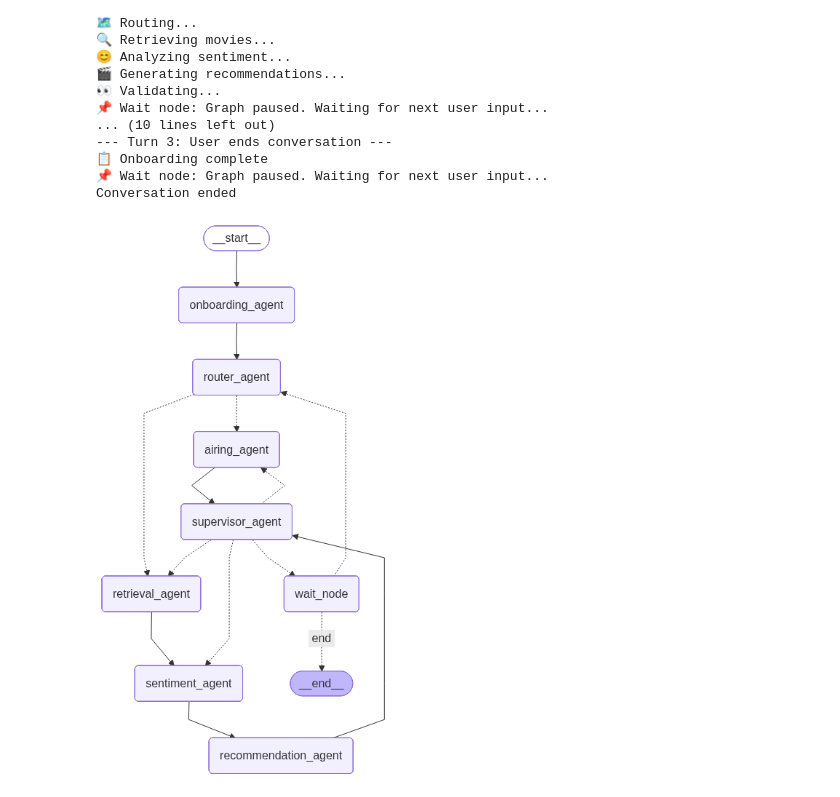
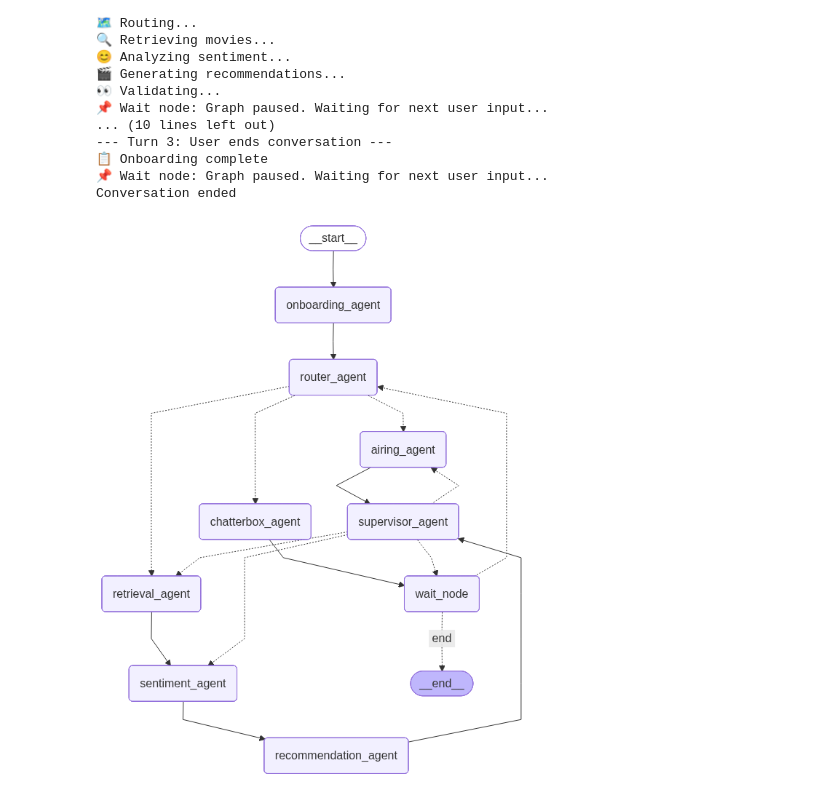
Before and after one commit to 0xVanes/JCAIE, a Jupyter notebook: capstoneprojects/Capstone3/capstone3.ipynb, the cells around one changed output. Drawn from its saved outputs; the diff is of its cells as text; code cells hidden in the pictures.

```diff
--- a/capstoneprojects/Capstone3/capstone3.ipynb
+++ b/capstoneprojects/Capstone3/capstone3.ipynb
@@ -1234,7 +1316,7 @@ def after_wait_node(state: AgentState) -> Literal['router_agent', 'end']:
 
     return 'router_agent'
 
-def graphy(onboarding_agent, router_agent, retrieval_agent, sentiment_agent, recommendation_agent, airing_agent, supervisor_agent) -> StateGraph:
+def graphy(onboarding_agent, router_agent, retrieval_agent, sentiment_agent, recommendation_agent, airing_agent, supervisor_agent, chatterbox_agent) -> StateGraph:
     g = StateGraph(AgentState)
 
     g.add_node('onboarding_agent', onboarding_agent)
@@ -1244,19 +1326,21 @@ def graphy(onboarding_agent, router_agent, retrieval_agent, sentiment_agent, rec
     g.add_node('recommendation_agent', recommendation_agent)
     g.add_node('airing_agent', airing_agent)
     g.add_node('supervisor_agent', supervisor_agent)
+    g.add_node('chatterbox_agent', chatterbox_agent)
     g.add_node('wait_node', lambda state, config=None: state)
 
     g.add_edge(START, 'onboarding_agent')
     g.add_edge('onboarding_agent', 'router_agent')
 
     g.add_conditional_edges('router_agent', router_retrieve_airing,
-        {'retrieval_agent': 'retrieval_agent', 'airing_agent': 'airing_agent'})
+        {'retrieval_agent': 'retrieval_agent', 'airing_agent': 'airing_agent', 'chatterbox_agent': 'chatterbox_agent'})
 
     g.add_edge('retrieval_agent', 'sentiment_agent')
     g.add_edge('sentiment_agent', 'recommendation_agent')
     g.add_edge('recommendation_agent', 'supervisor_agent')
 
     g.add_edge('airing_agent', 'supervisor_agent')
+    g.add_edge('chatterbox_agent', 'wait_node')
 
     g.add_conditional_edges('supervisor_agent', validation, {
         'retrieval_agent': 'retrieval_agent',
@@ -1554,16 +1638,17 @@ Conversation ended
 # %%
 from IPython.display import Image, display
 def onboarding_agent(state): return state
 def router_agent(state): return state
 def retrieval_agent(state): return state
 def sentiment_agent(state): return state
 def recommendation_agent(state): return state
 def airing_agent(state): return state
-def validation_agent(state): return state
+def supervisor_agent(state): return state
+def chatterbox_agent(state): return state
 
 compiled_graph = graphy(onboarding_agent, router_agent, retrieval_agent, sentiment_agent,
-                        recommendation_agent, airing_agent, validation_agent)
+                        recommendation_agent, airing_agent, supervisor_agent, chatterbox_agent)
 
 display(Image(compiled_graph.get_graph().draw_mermaid_png()))
 # %% [output]
-[figure, old version]
+[figure, new version]
```
Also changed, not shown: parts of 2 cells of this notebook, 6 other files.
